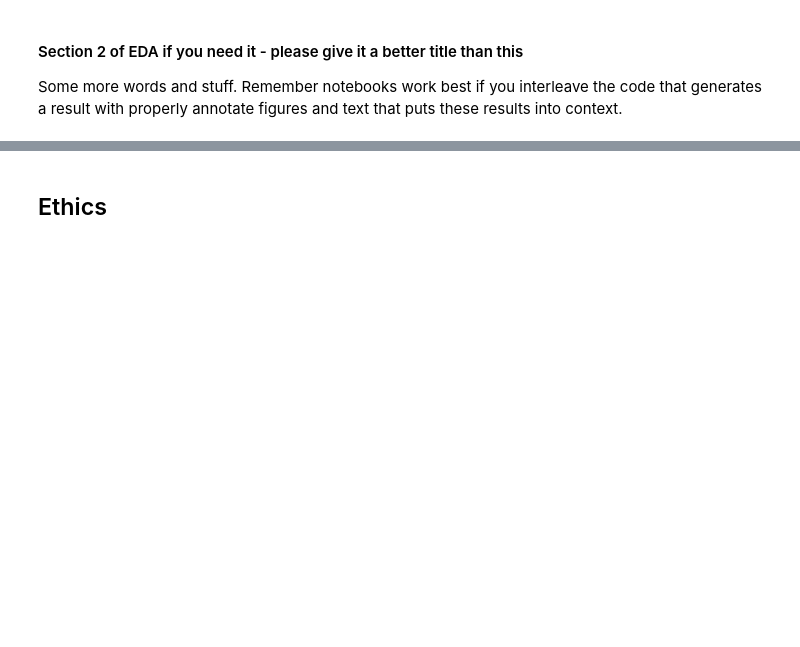
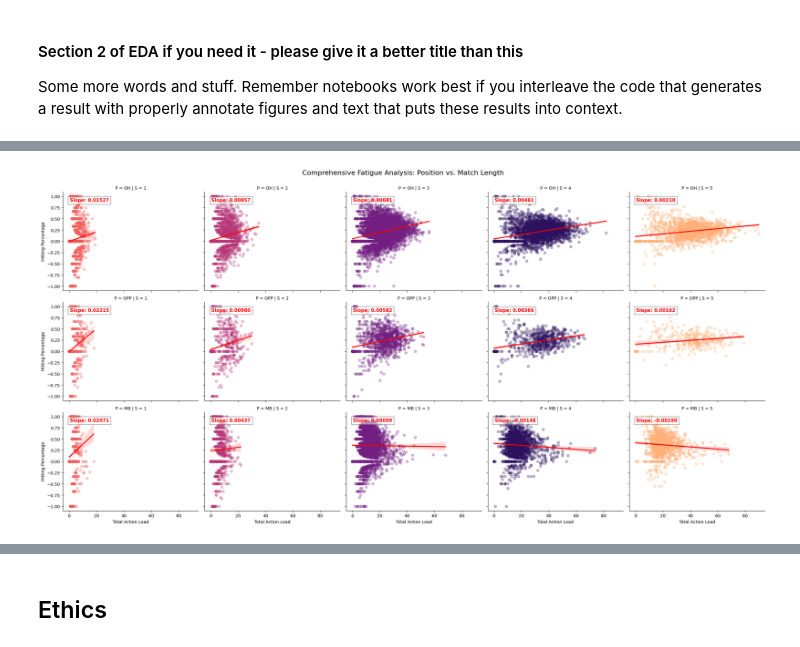
Before and after one commit to COGS108/Group035_WI26, a Jupyter notebook: 02-EDACheckpoint.ipynb, the cells around one changed output, grey strips where cells are left out. Saved outputs shown, nothing was run; the diff lists cells and outputs as text; code cells hidden in the pictures; blank space fills up the shorter version.

```diff
--- a/02-EDACheckpoint.ipynb
+++ b/02-EDACheckpoint.ipynb
@@ -291,0 +323,20 @@ Some more words and stuff.  Remember notebooks work best if you interleave the c
+# %%
+# Developing a theoretical work load
+
+# Offensive load
+df['Jump_Load'] = df['TotalAttacks'] + df['BlockSolos'] + df['Assists']
+
+# Defensive Load
+df['Floor_Load'] = df['Digs'] + df['BlockAssists']
+
+#Total possible theoretical load
+df['Total_Action_Load'] = df['Jump_Load'] + df['Floor_Load']
+
+#SErr - Service Error occurs when a playery does not have a legal rally (hits net, out of bounds, Foot fault, server takes too long)
+#RErr - Reception Error player who was reponsible to pass a serve but failed to do so legally (serve hits floor, out of bounds, shanks)
+#BErr - Block error a player (player touches net, centerline violation, over the net, back-row blocker)
+#BHE - Ball handling Error foul on touching the ball (double contact, lift/carry)
+df['Unforced_Errors'] = df['Errors'] + df['SErr'] + df['RErr'] + df['BErr'] + df['BHE']
+
+#attempted movement that is registered does not account for hidden movements
+df['Attacks_Per_Set'] = df['TotalAttacks'] / df['S']
@@ -291,0 +378,66 @@ Some more words and stuff.  Remember notebooks work best if you interleave the c
+# %%
+#clean the fuck this up
+
+# Filter for just the attacking positions to keep the grid clean
+hitter_positions = ['OH', 'OPP', 'MB']
+grid_df = df[df['P'].isin(hitter_positions) & (df['S'] > 0)].copy()
+
+#graph order
+set_order = ['1','2','3', '4', '5']
+pos_order = ['OH', 'OPP', 'MB']
+
+# Ensure 'S' is categorical for better coloring
+grid_df['S'] = grid_df['S'].astype(int).astype(str)
+
+# 2. Define the annotation function to calculate and draw the slope
+def annotate_slope(data, **kws):
+    # Get the x and y columns from the mapping
+    x = data[kws['x']]
+    y = data[kws['y']]
+
+    # Clean out NaNs for the math to work
+    mask = ~np.isnan(x) & ~np.isnan(y)
+
+    #no need to check for nan masks
+    if len(x[mask]) > 1:
+        # Calculate linear regression (OLS)
+        slope, intercept, r_val, p_val, std_err = stats.linregress(x[mask], y[mask])
+
+        # Get current axes
+        ax = plt.gca()
+        # Add text to the plot (transform=ax.transAxes ensures coordinates are 0-1 relative to plot)
+        ax.text(0.05, 0.9, f'Slope: {slope:.5f}',
+                transform=ax.transAxes,
+                color='red',
+                fontsize=11,
+                fontweight='bold',
+                bbox=dict(facecolor='white', alpha=0.5))
+
+# Create the Grid
+g = sns.lmplot(
+    data=grid_df,
+    x='Total_Action_Load',
+    y='HitPct',
+    hue='S',          # Colors the lines by match length
+    col='S',          # Separate columns for match length
+    row='P',          # Separate rows for each position
+    col_order=set_order,  # Fixes the horizontal order
+    row_order=pos_order,  # Fixes the vertical order
+    palette='magma',
+    robust=True,      # Now that you have statsmodels installed!
+    scatter_kws={'alpha':0.3},
+    line_kws={'color':'red'},
+    height=4,
+    aspect=1.2
+)
+
+g.map_dataframe(annotate_slope, x='Total_Action_Load', y='HitPct')
+
+# Formatting
+g.set_axis_labels("Total Action Load", "Hitting Percentage")
+plt.subplots_adjust(top=0.92)
+g.fig.suptitle('Comprehensive Fatigue Analysis: Position vs. Match Length', fontsize=16)
+
+plt.show()
+# %% [output]
+[figure, added]
```
Also changed, not shown: parts of 8 cells of this notebook.
